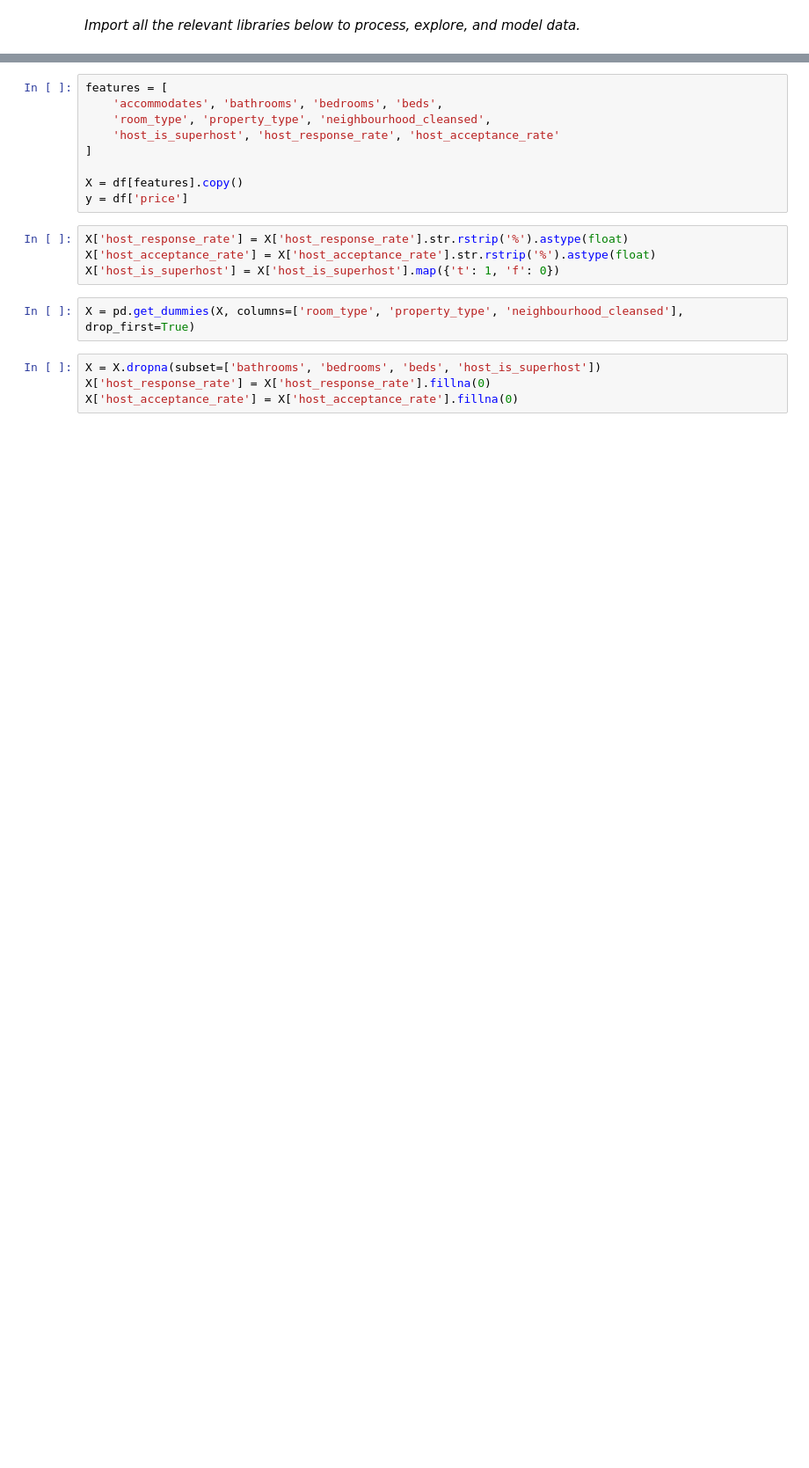
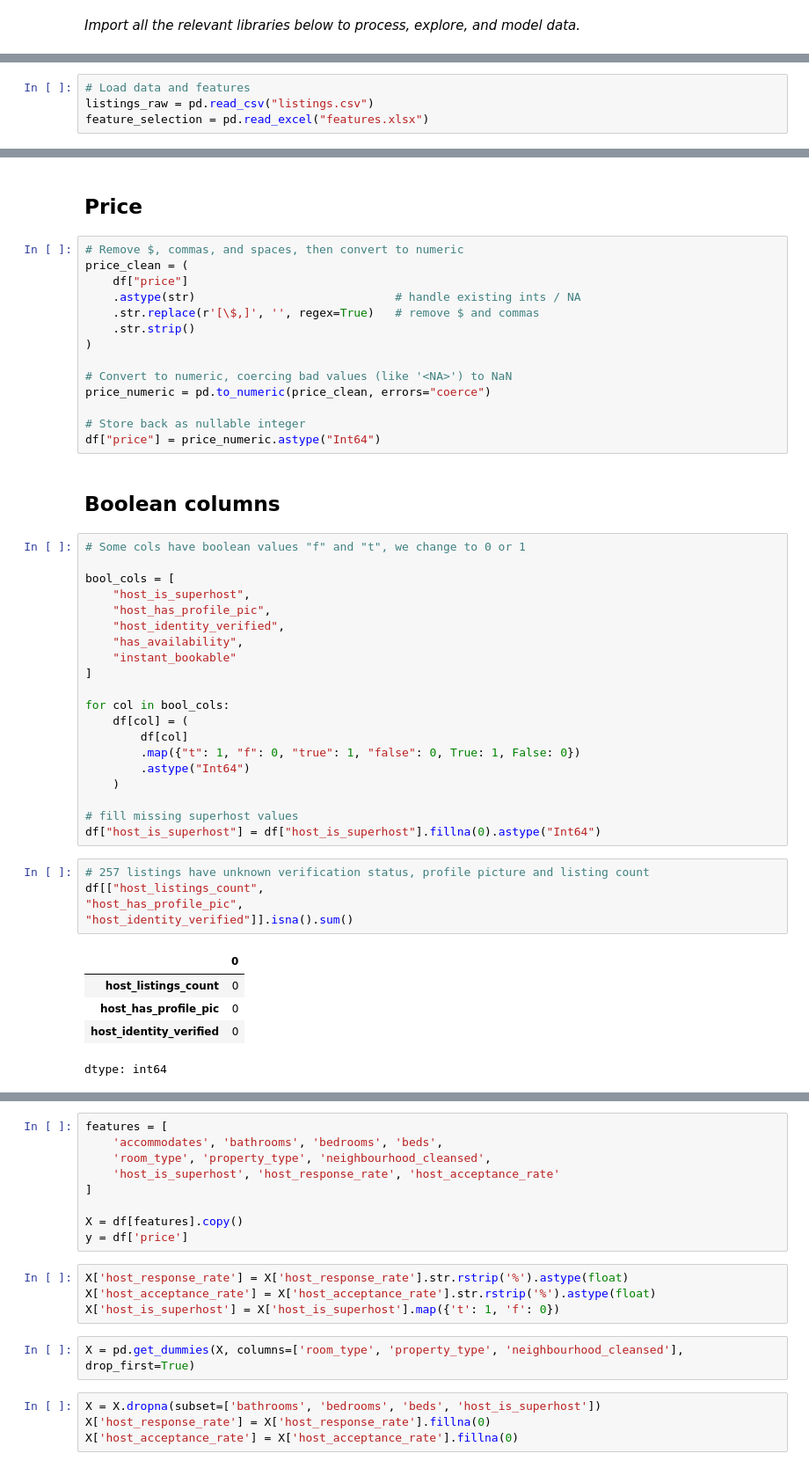
Before and after one commit to torbenbillow/CBS-AML-PROJECT, a Jupyter notebook: notebooks/00_welcome.ipynb, the cells around one changed output, grey strips where cells are left out. Shown at 88% size. Saved outputs shown, nothing was run; the diff lists cells and outputs as text; blank space fills up the shorter version.

Commit message:
Data wrangling

```diff
--- a/notebooks/00_welcome.ipynb
+++ b/notebooks/00_welcome.ipynb
@@ -37,0 +31,4 @@ df['price'] = df['price'].replace({'\\$': '', ',': ''}, regex=True).astype(float
+# %%
+# Load data and features
+listings_raw = pd.read_csv("listings.csv")
+feature_selection = pd.read_excel("features.xlsx")
@@ -37,0 +51,49 @@ df['price'] = df['price'].replace({'\\$': '', ',': ''}, regex=True).astype(float
+# %% [markdown]
+## Price
+# %%
+# Remove $, commas, and spaces, then convert to numeric
+price_clean = (
+    df["price"]
+    .astype(str)                             # handle existing ints / NA
+    .str.replace(r'[\$,]', '', regex=True)   # remove $ and commas
+    .str.strip()
+)
+
+# Convert to numeric, coercing bad values (like '<NA>') to NaN
+price_numeric = pd.to_numeric(price_clean, errors="coerce")
+
+# Store back as nullable integer
+df["price"] = price_numeric.astype("Int64")
+# %% [markdown]
+## Boolean columns
+# %%
+# Some cols have boolean values "f" and "t", we change to 0 or 1
+
+bool_cols = [
+    "host_is_superhost",
+    "host_has_profile_pic",
+    "host_identity_verified",
+    "has_availability",
+    "instant_bookable"
+]
+
+for col in bool_cols:
+    df[col] = (
+        df[col]
+        .map({"t": 1, "f": 0, "true": 1, "false": 0, True: 1, False: 0})
+        .astype("Int64")
+    )
+
+# fill missing superhost values
+df["host_is_superhost"] = df["host_is_superhost"].fillna(0).astype("Int64")
+# %%
+# 257 listings have unknown verification status, profile picture and listing count
+df[["host_listings_count",
+"host_has_profile_pic",
+"host_identity_verified"]].isna().sum()
+# %% [output]
+|  | 0 |
+| host_listings_count | 0 |
+| host_has_profile_pic | 0 |
+| host_identity_verified | 0 |
+dtype: int64
```
Also changed, not shown: parts of 47 cells of this notebook.
